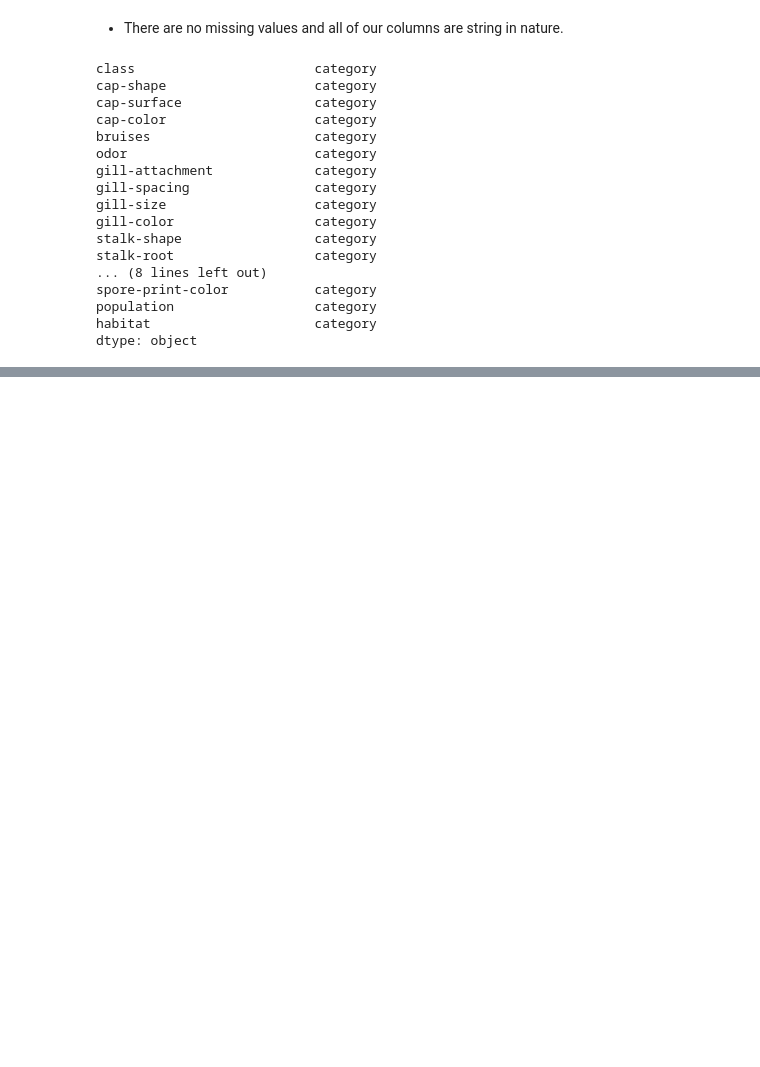
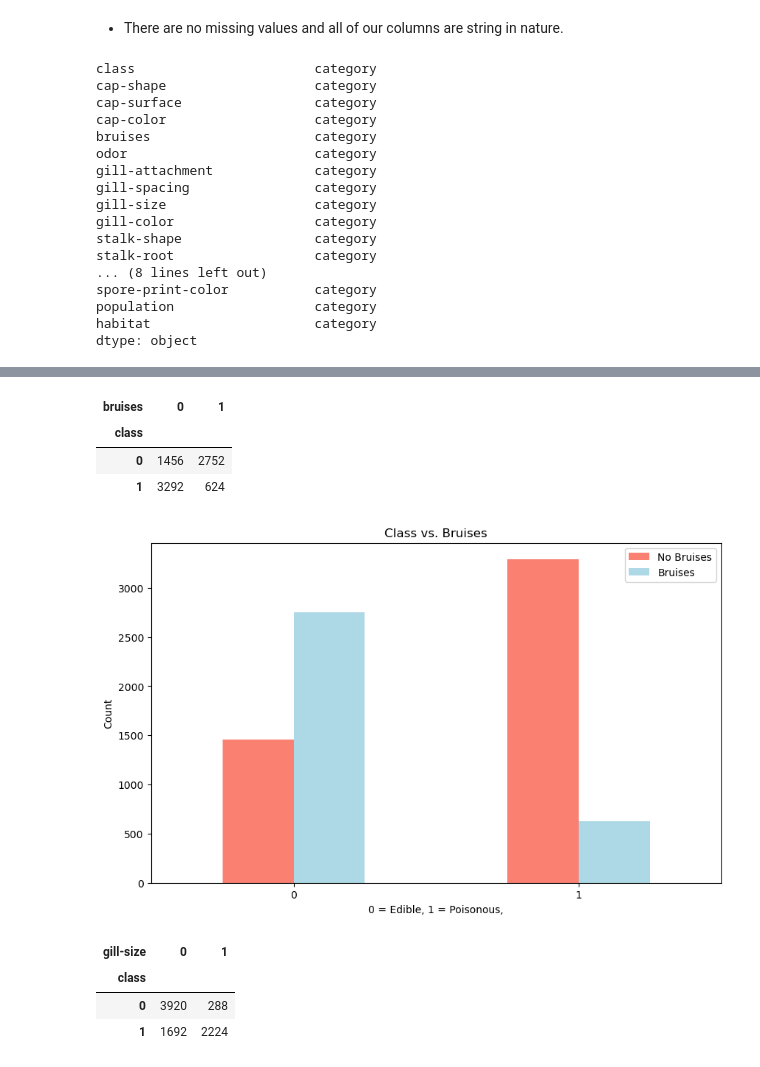
Before and after one commit to mjhihi/project4_team1, a Jupyter notebook: mushrooms.ipynb, the cells around one changed output, grey strips where cells are left out. Cells and saved outputs as stored; diff of their text form; code cells hidden in the pictures; blank space fills up the shorter version.

```diff
--- a/mushrooms.ipynb
+++ b/mushrooms.ipynb
@@ -153,0 +232,28 @@ df.head(3)
+# %%
+# compare class with bruises
+pd.crosstab(df["class"],df["bruises"])
+# %% [output]
+| bruises | 0 | 1 |
+| class |  |  |
+| 0 | 1456 | 2752 |
+| 1 | 3292 | 624 |
+# %%
+# Create a plot for class vs. bruises
+pd.crosstab(df["class"],df["bruises"]).plot(kind="bar", figsize=(10,6), color=["salmon", "lightblue"])
+
+# Add some attributes to it
+plt.title("Class vs. Bruises")
+plt.xlabel("0 = Edible, 1 = Poisonous,")
+plt.ylabel("Count")
+plt.legend(["No Bruises", "Bruises"])
+plt.xticks(rotation=0); # keep the labels on the x-axis vertical
+# %% [output]
+[figure, added]
+# %%
+# compare class with bruises
+pd.crosstab(df["class"],df["gill-size"])
+# %% [output]
+| gill-size | 0 | 1 |
+| class |  |  |
+| 0 | 3920 | 288 |
+| 1 | 1692 | 2224 |
```
Also changed, not shown: parts of 41 cells of this notebook.
